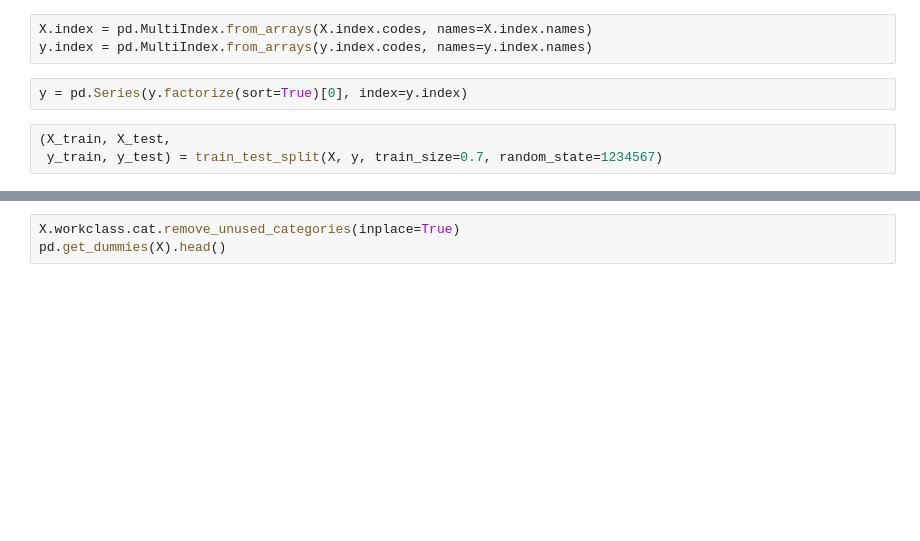
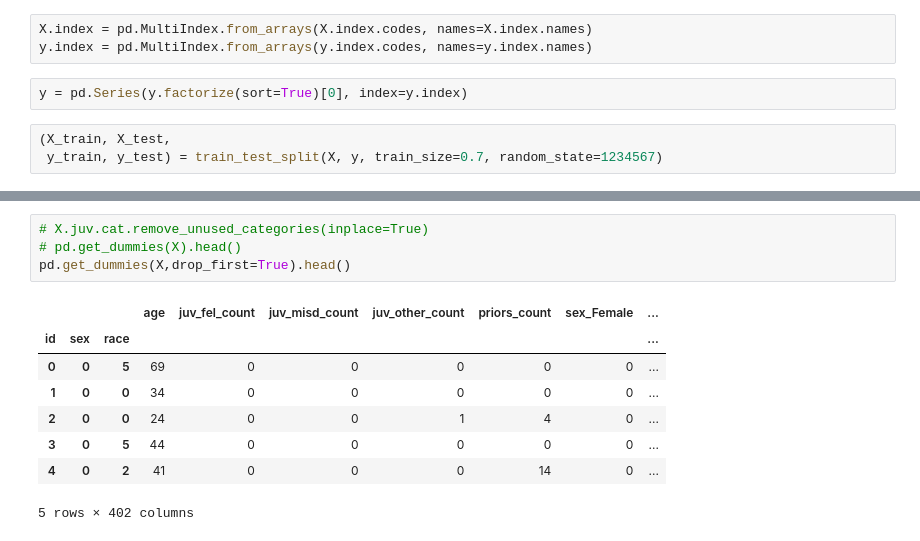
Before and after one commit to AlexanderZellner/aiFora, a Jupyter notebook: notebooks/compas/sklearn_classifier.ipynb, the cells around one changed output, grey strips where cells are left out. Saved outputs shown, nothing was run; the diff lists cells and outputs as text; blank space fills up the shorter version.

```diff
--- a/notebooks/compas/sklearn_classifier.ipynb
+++ b/notebooks/compas/sklearn_classifier.ipynb
@@ -58,5 +64,15 @@ X_train.head()
 # %%
-X.workclass.cat.remove_unused_categories(inplace=True)
-pd.get_dummies(X).head()
+# X.juv.cat.remove_unused_categories(inplace=True)
+# pd.get_dummies(X).head()
+pd.get_dummies(X,drop_first=True).head()
+# %% [output]
+|  |  |  | age | juv_fel_count | juv_misd_count | juv_other_count | priors_count | sex_Female | ... |
+| id | sex | race |  |  |  |  |  |  | ... |
+| 0 | 0 | 5 | 69 | 0 | 0 | 0 | 0 | 0 | ... |
+| 1 | 0 | 0 | 34 | 0 | 0 | 0 | 0 | 0 | ... |
+| 2 | 0 | 0 | 24 | 0 | 0 | 1 | 4 | 0 | ... |
+| 3 | 0 | 5 | 44 | 0 | 0 | 0 | 0 | 0 | ... |
+| 4 | 0 | 2 | 41 | 0 | 0 | 0 | 14 | 0 | ... |
+5 rows × 402 columns
 # %%
 y_train.head()
```
Also changed, not shown: parts of 16 cells of this notebook.
